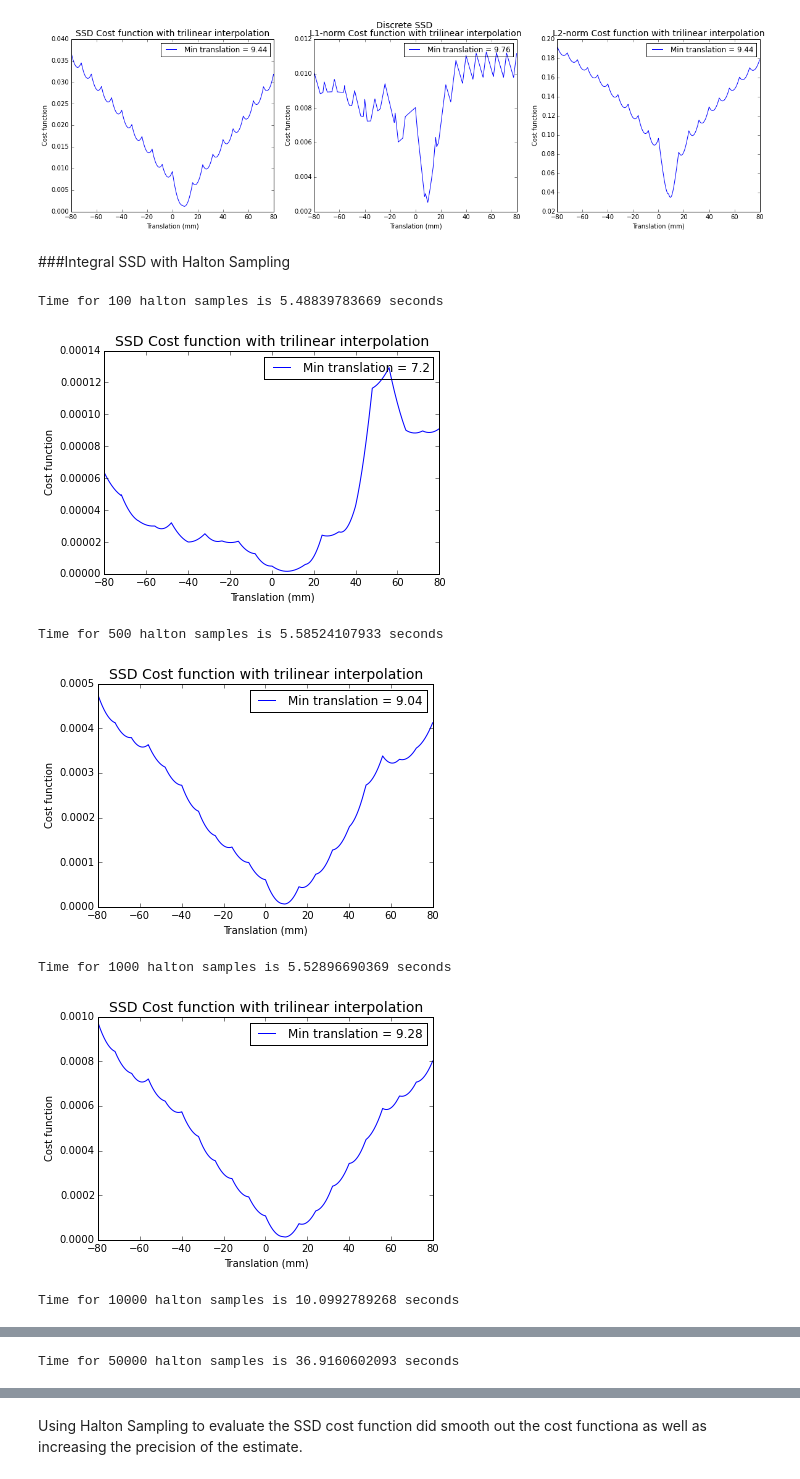
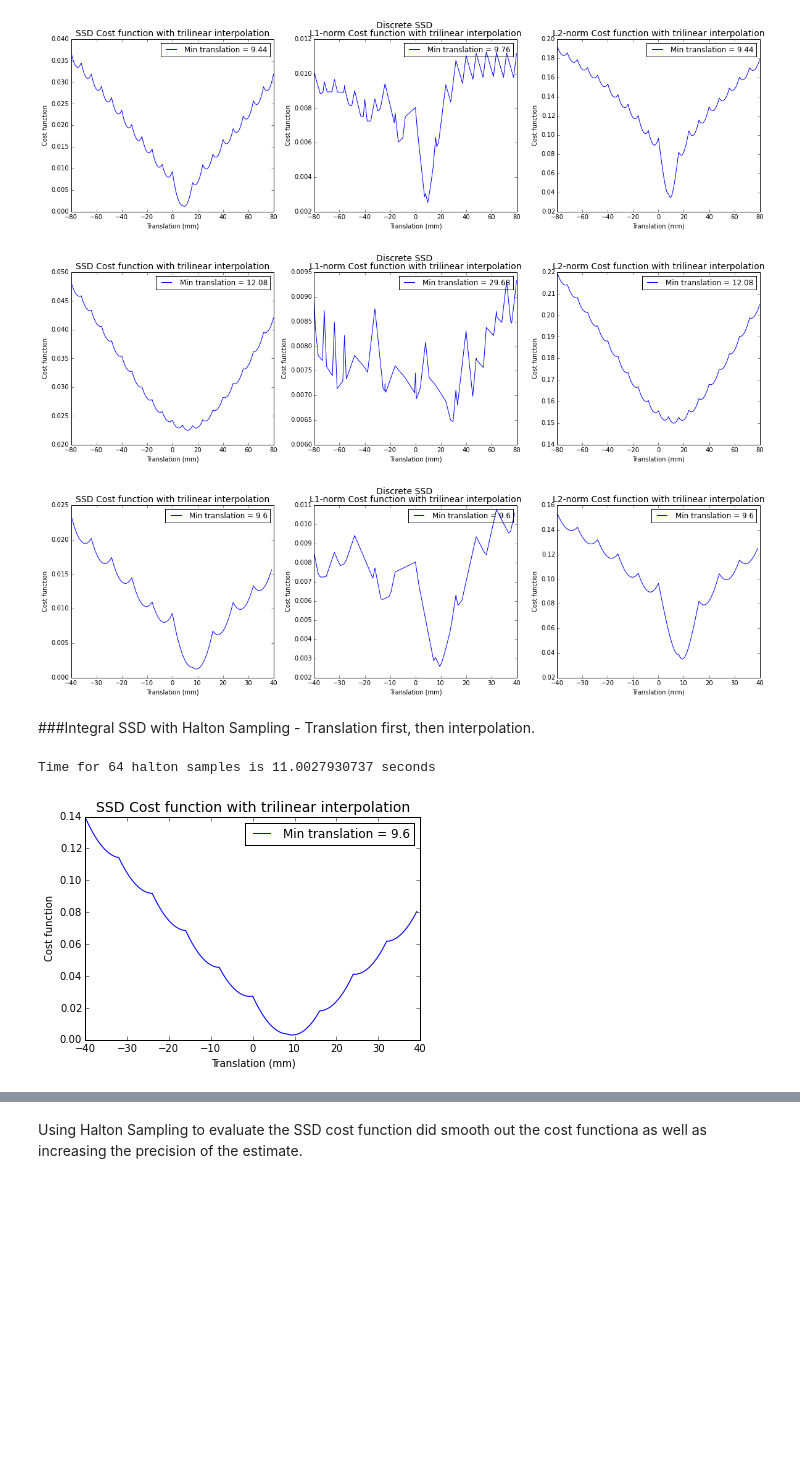
Before and after one commit to zyzdiana/AC297r-Volume-Registration, a Jupyter notebook: Bessel_Rotation_&_Halton_Translation.ipynb, the cells around one changed output, grey strips where cells are left out. Saved outputs shown, nothing was run; the diff lists cells and outputs as text; code cells hidden in the pictures; blank space fills up the shorter version.

Commit message:
3d Bessel Function, fixed halton

```diff
--- a/Bessel_Rotation_&_Halton_Translation.ipynb
+++ b/Bessel_Rotation_&_Halton_Translation.ipynb
@@ -200,7 +308,7 @@ def halton_cost_func_t(N, vol1, vol2, t, arg, mask=False):
     x1 = 31 * pts[:,0]
     y1 = 31 * pts[:,1]
     z1 = 31 * pts[:,2]
-
+    x1, y1, z1 = np.meshgrid(x1, y1, z1)
     for idx, th in enumerate(t):
         new_vol2 = translation(vol2, th)
         v2 = trilinear_interp(new_vol2, x1, y1, z1)
@@ -399,20 +556,52 @@ plt.show()
 plt.close(fig)
 # %% [output]
 [figure]
+# %%
+# rotate volume 3 first, and then translation, and compare with vol1
+new_vol3 = volrotate_quaternion(vol3,-5,0,1,0)
+# Translation
+t = []
+for i in np.arange(-10,10,0.01):
+    t.append([0,0,i])
+# Discrete Sum Cost Function
+fig, ax = plt.subplots(1,3)
+fig.set_figwidth(20)
+fig.set_figheight(5)
+fig.suptitle("Discrete SSD", fontsize=14)
+vol_cost_func_t(vol1, new_vol3, t, cf_ssd, 'SSD',ax[0])
+vol_cost_func_t(vol1, new_vol3, t, cf_L1, 'L1-norm',ax[1])
+vol_cost_func_t(vol1, new_vol3, t, cf_L2, 'L2-norm',ax[2])
+plt.show()
+plt.close(fig)
+# %% [output]
+[figure, added]
+# %%
+# Translation
+t = []
+for i in np.arange(-5,5,0.1):
+    t.append([0,0,i])
+# Discrete Sum Cost Function
+fig, ax = plt.subplots(1,3)
+fig.set_figwidth(20)
+fig.set_figheight(5)
+fig.suptitle("Discrete SSD", fontsize=14)
+vol_cost_func_t(vol2, vol3, t, cf_ssd, 'SSD',ax[0])
+vol_cost_func_t(vol2, vol3, t, cf_L1, 'L1-norm',ax[1])
+vol_cost_func_t(vol2, vol3, t, cf_L2, 'L2-norm',ax[2])
+plt.show()
+plt.close(fig)
+# %% [output]
+[figure, added]
 # %% [markdown]
-###Integral SSD with Halton Sampling
+###Integral SSD with Halton Sampling - Translation first, then interpolation.
+# %%
+# Translation
+t = []
+for i in np.arange(-5,5,0.1):
+    t.append([0,0,i])
 # %%
 # Integral Cost function with Halton Sampling
-halton_cost_func_t(100, vol2, vol3, t, 'SSD')
-halton_cost_func_t(500, vol2, vol3, t, 'SSD')
-halton_cost_func_t(1000, vol2, vol3, t, 'SSD')
-halton_cost_func_t(10000, vol2, vol3, t, 'SSD')
-halton_cost_func_t(50000, vol2, vol3, t, 'SSD')
+halton_cost_func_t(64, vol2, vol3, t, 'SSD')
 # %% [output]
-Time for 100 halton samples is 5.48839783669 seconds
+Time for 64 halton samples is 11.0027930737 seconds
-[figure, old version]
+[figure, new version]
-Time for 500 halton samples is 5.58524107933 seconds
-[figure, removed]
-Time for 1000 halton samples is 5.52896690369 seconds
-[figure, removed]
-Time for 10000 halton samples is 10.0992789268 seconds
@@ -420 +607,0 @@ Time for 10000 halton samples is 10.0992789268 seconds
-Time for 50000 halton samples is 36.9160602093 seconds
```
Also changed, not shown: parts of 18 cells of this notebook, 3 other files.
